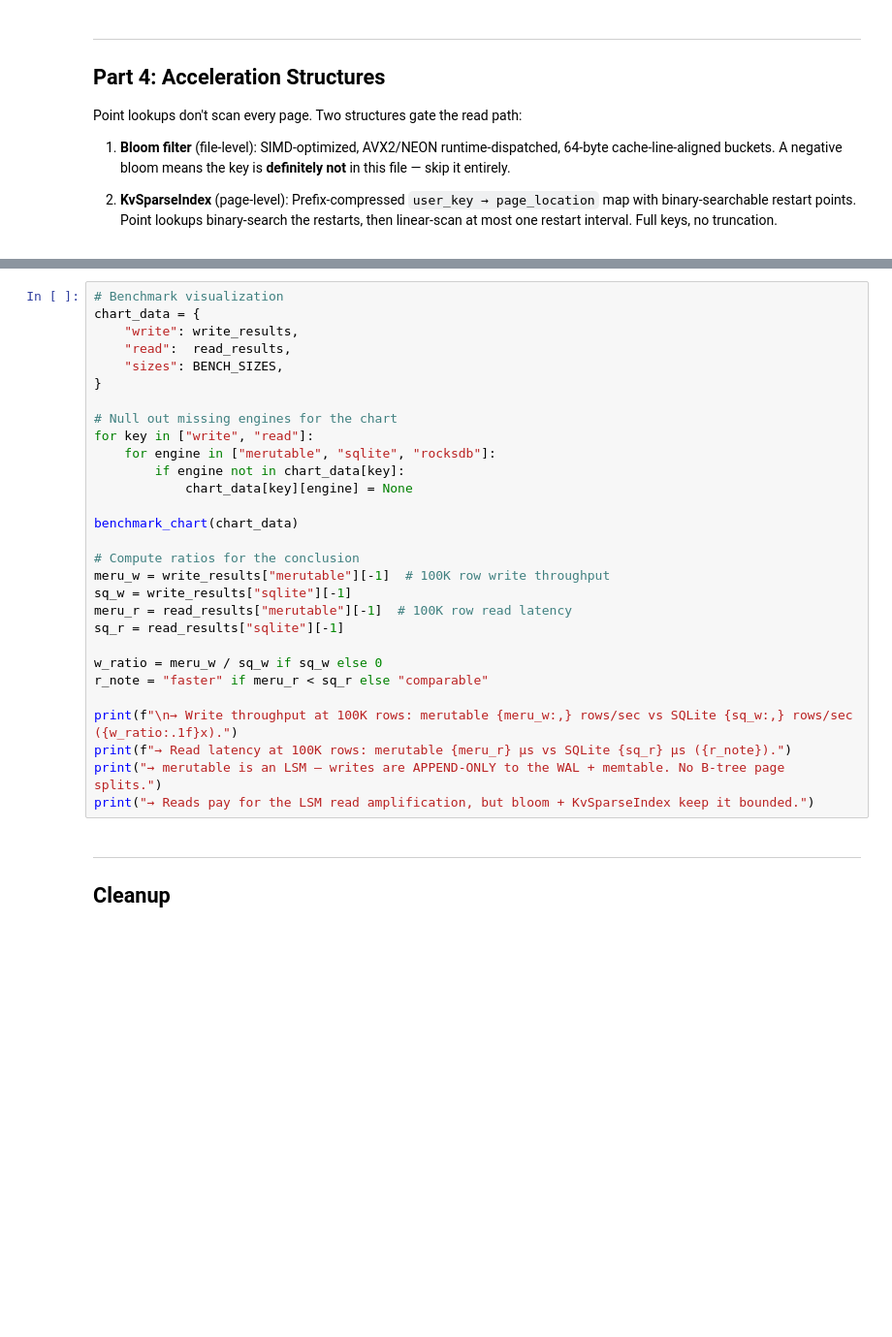
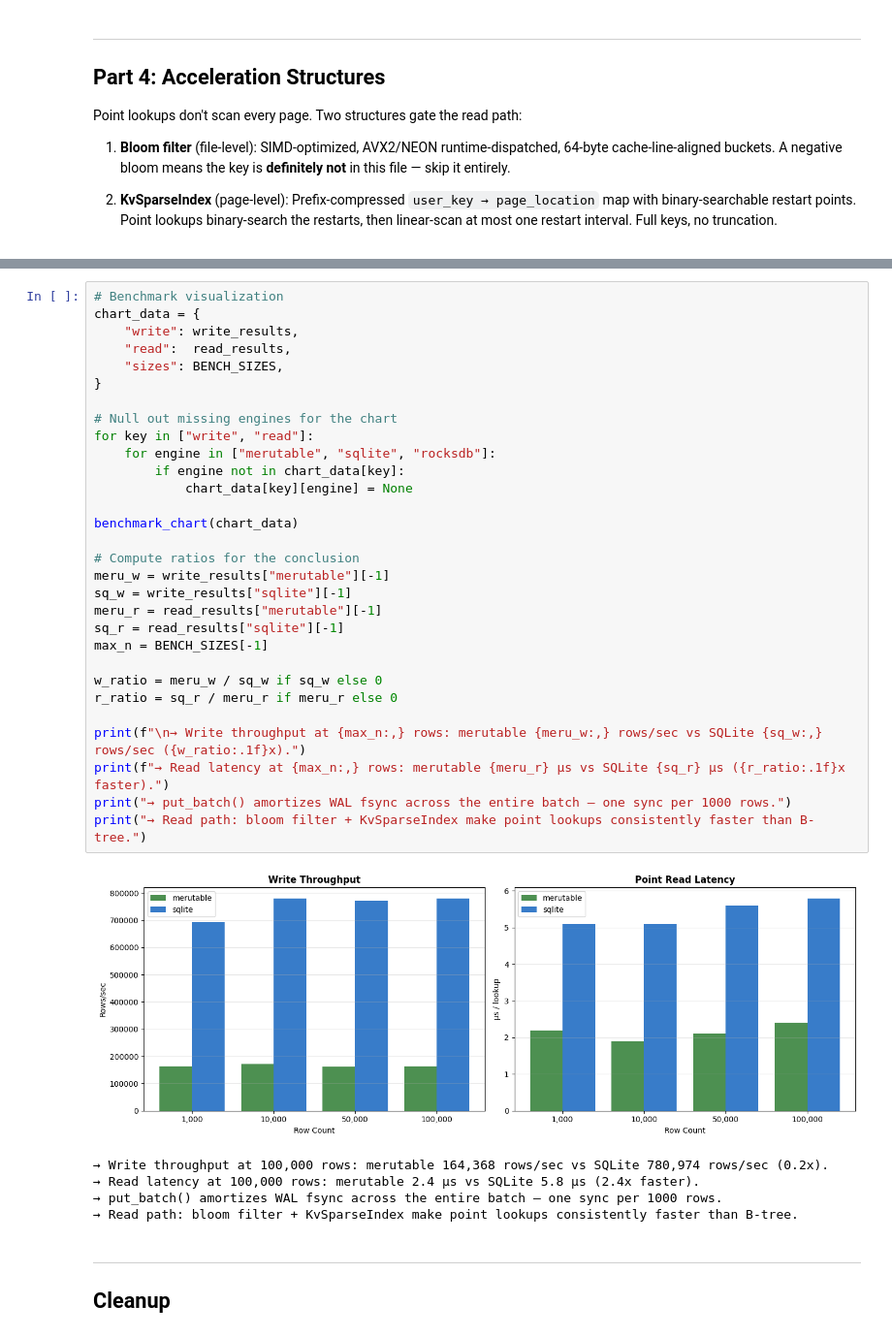
Before and after one commit to merutable/merutable, a Jupyter notebook: lab/lab_merutable.ipynb, the cells around one changed output, grey strips where cells are left out. Shown at 97% size. Cells and saved outputs as stored; diff of their text form; blank space fills up the shorter version.

```diff
--- a/lab/lab_merutable.ipynb
+++ b/lab/lab_merutable.ipynb
@@ -486,32 +637,39 @@ for i, n in enumerate(BENCH_SIZES):
 # %%
 # Benchmark visualization
 chart_data = {
     "write": write_results,
     "read":  read_results,
     "sizes": BENCH_SIZES,
 }
 
 # Null out missing engines for the chart
 for key in ["write", "read"]:
     for engine in ["merutable", "sqlite", "rocksdb"]:
         if engine not in chart_data[key]:
             chart_data[key][engine] = None
 
 benchmark_chart(chart_data)
 
 # Compute ratios for the conclusion
-meru_w = write_results["merutable"][-1]  # 100K row write throughput
+meru_w = write_results["merutable"][-1]
 sq_w = write_results["sqlite"][-1]
-meru_r = read_results["merutable"][-1]  # 100K row read latency
+meru_r = read_results["merutable"][-1]
 sq_r = read_results["sqlite"][-1]
+max_n = BENCH_SIZES[-1]
 
 w_ratio = meru_w / sq_w if sq_w else 0
-r_note = "faster" if meru_r < sq_r else "comparable"
+r_ratio = sq_r / meru_r if meru_r else 0
 
-print(f"\n→ Write throughput at 100K rows: merutable {meru_w:,} rows/sec vs SQLite {sq_w:,} rows/sec ({w_ratio:.1f}x).")
-print(f"→ Read latency at 100K rows: merutable {meru_r} µs vs SQLite {sq_r} µs ({r_note}).")
-print("→ merutable is an LSM — writes are APPEND-ONLY to the WAL + memtable. No B-tree page splits.")
-print("→ Reads pay for the LSM read amplification, but bloom + KvSparseIndex keep it bounded.")
+print(f"\n→ Write throughput at {max_n:,} rows: merutable {meru_w:,} rows/sec vs SQLite {sq_w:,} rows/sec ({w_ratio:.1f}x).")
+print(f"→ Read latency at {max_n:,} rows: merutable {meru_r} µs vs SQLite {sq_r} µs ({r_ratio:.1f}x faster).")
+print("→ put_batch() amortizes WAL fsync across the entire batch — one sync per 1000 rows.")
+print("→ Read path: bloom filter + KvSparseIndex make point lookups consistently faster than B-tree.")
+# %% [output]
+[figure, added]
+→ Write throughput at 100,000 rows: merutable 164,368 rows/sec vs SQLite 780,974 rows/sec (0.2x).
+→ Read latency at 100,000 rows: merutable 2.4 µs vs SQLite 5.8 µs (2.4x faster).
+→ put_batch() amortizes WAL fsync across the entire batch — one sync per 1000 rows.
+→ Read path: bloom filter + KvSparseIndex make point lookups consistently faster than B-tree.
 # %% [markdown]
 ---
 ## Cleanup
```
Also changed, not shown: parts of 21 cells of this notebook, 10 other files.
